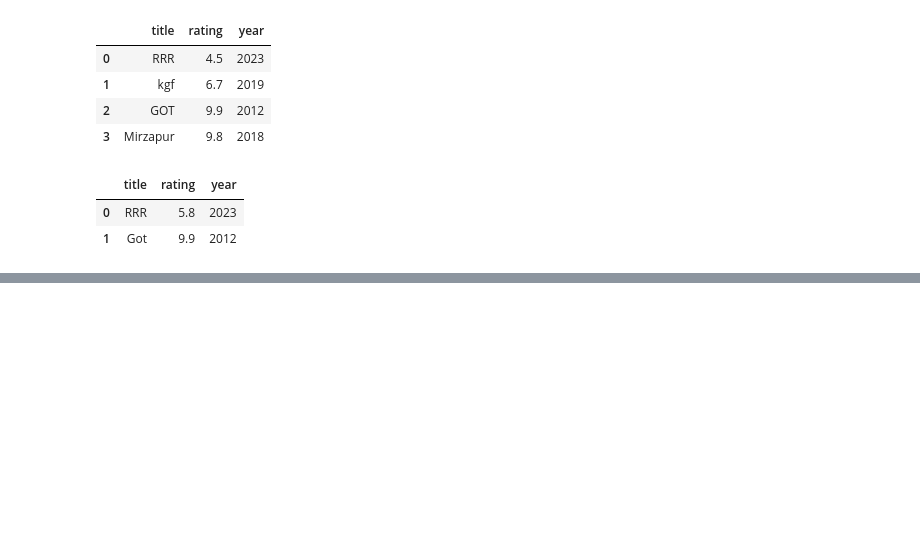
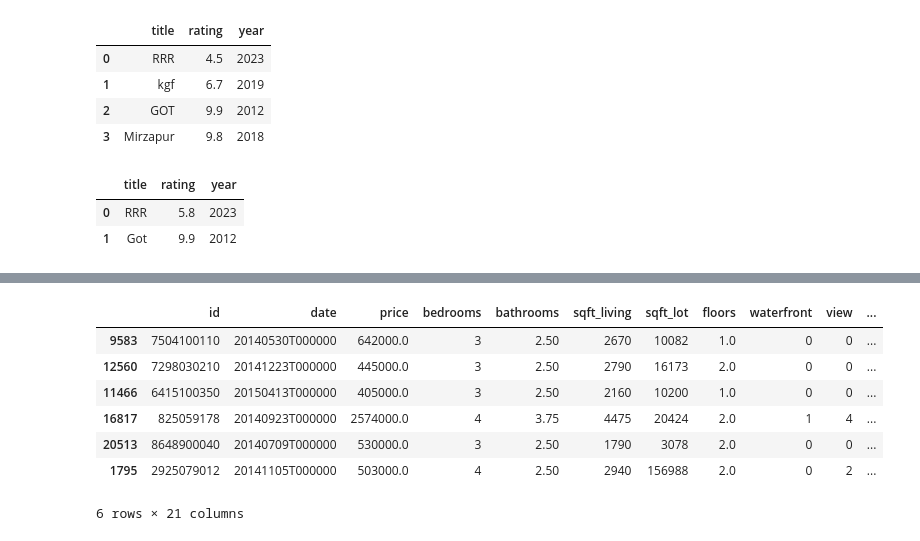
Before and after one commit to aakarshitpathak/data-analyst, a Jupyter notebook: data analysis/analysis.ipynb, the cells around one changed output, grey strips where cells are left out. Saved outputs shown, nothing was run; the diff lists cells and outputs as text; code cells hidden in the pictures; blank space fills up the shorter version.

```diff
--- a/data analysis/analysis.ipynb
+++ b/data analysis/analysis.ipynb
@@ -40,0 +99,11 @@ df
+# %%
+df.sample(6)
+# %% [output]
+|  | id | date | price | bedrooms | bathrooms | sqft_living | sqft_lot | floors | waterfront | view | ... |
+| 9583 | 7504100110 | 20140530T000000 | 642000.0 | 3 | 2.50 | 2670 | 10082 | 1.0 | 0 | 0 | ... |
+| 12560 | 7298030210 | 20141223T000000 | 445000.0 | 3 | 2.50 | 2790 | 16173 | 2.0 | 0 | 0 | ... |
+| 11466 | 6415100350 | 20150413T000000 | 405000.0 | 3 | 2.50 | 2160 | 10200 | 1.0 | 0 | 0 | ... |
+| 16817 | 825059178 | 20140923T000000 | 2574000.0 | 4 | 3.75 | 4475 | 20424 | 2.0 | 1 | 4 | ... |
+| 20513 | 8648900040 | 20140709T000000 | 530000.0 | 3 | 2.50 | 1790 | 3078 | 2.0 | 0 | 0 | ... |
+| 1795 | 2925079012 | 20141105T000000 | 503000.0 | 4 | 2.50 | 2940 | 156988 | 2.0 | 0 | 2 | ... |
+6 rows × 21 columns
```
Also changed, not shown: parts of 11 cells of this notebook.
